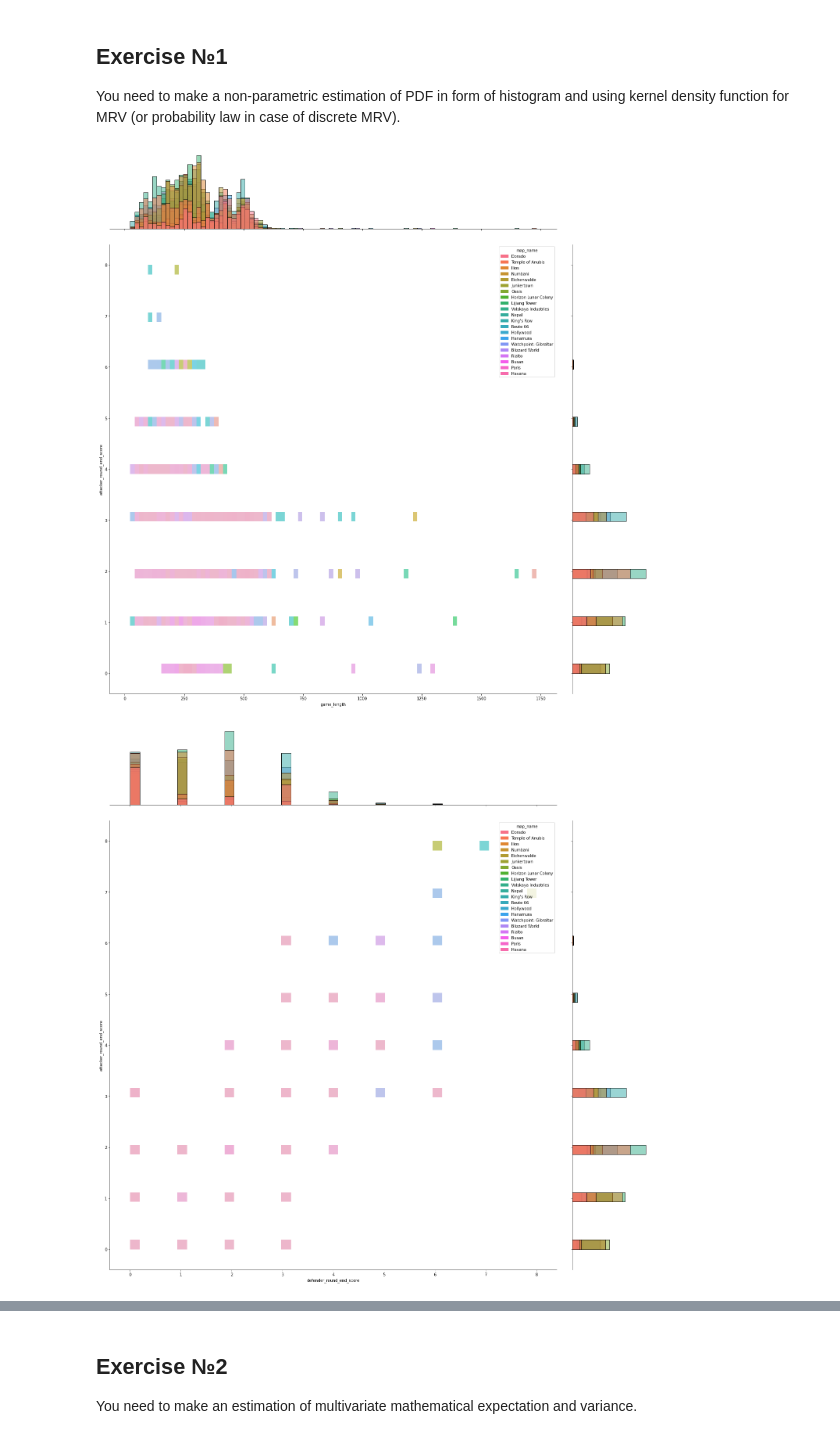
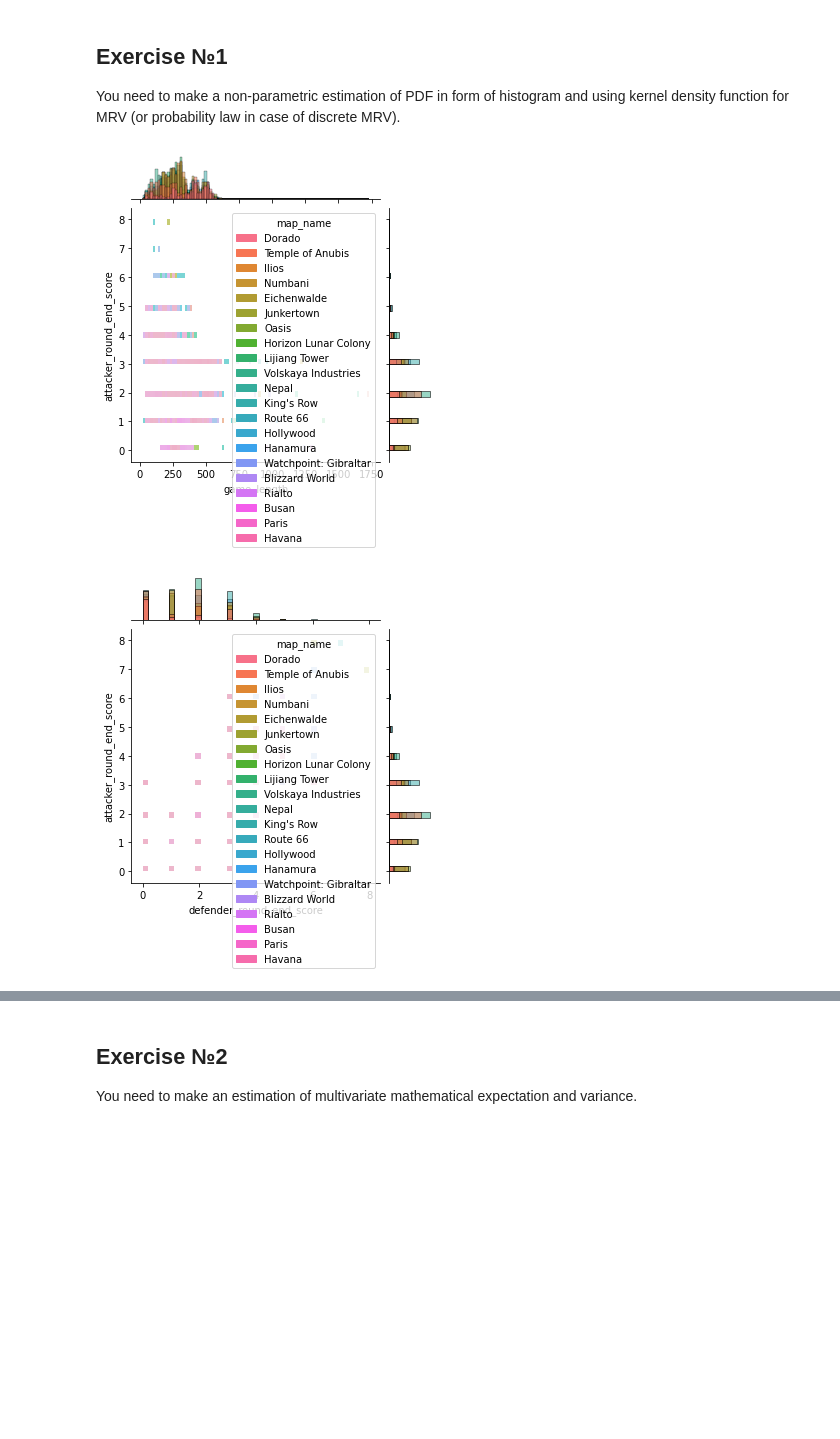
Before and after one commit to vandosik/M-M-MSA, a Jupyter notebook: Lab_2/lab_2.ipynb, the cells around one changed output, grey strips where cells are left out. Cells and saved outputs as stored; diff of their text form; code cells hidden in the pictures; blank space fills up the shorter version.

```diff
--- a/Lab_2/lab_2.ipynb
+++ b/Lab_2/lab_2.ipynb
@@ -124,7 +125,7 @@ You need to make a non-parametric estimation of PDF in form of histogram and usi
 # %%
 ilist = source_df.columns.tolist()
 for i in range(2, len(ilist)):
-    sns.jointplot(data=source_df, x=source_df[ilist[i]], y=source_df['attacker_round_end_score'], hue=source_df['map_name'], height=20, kind="hist")
+    sns.jointplot(data=source_df, x=source_df[ilist[i]], y=source_df['attacker_round_end_score'], hue=source_df['map_name'], height=5, kind="hist")
 # %% [output]
-[figure, old version]
+[figure, new version]
-[figure, old version]
+[figure, new version]
```
Also changed, not shown: parts of 5 cells of this notebook.
